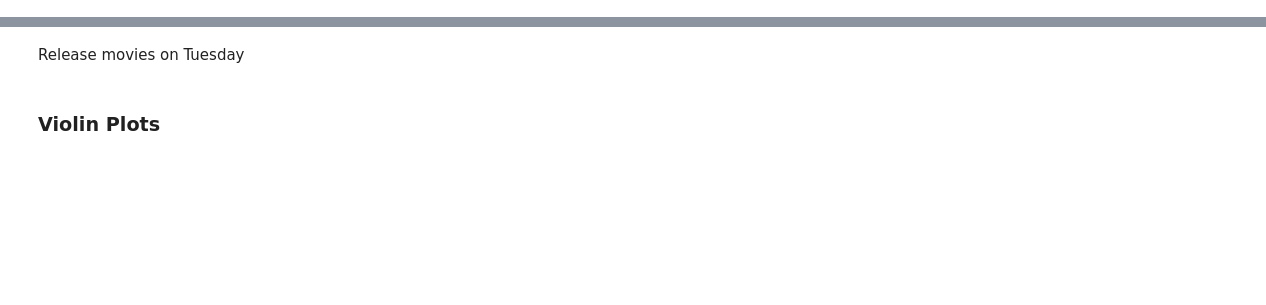
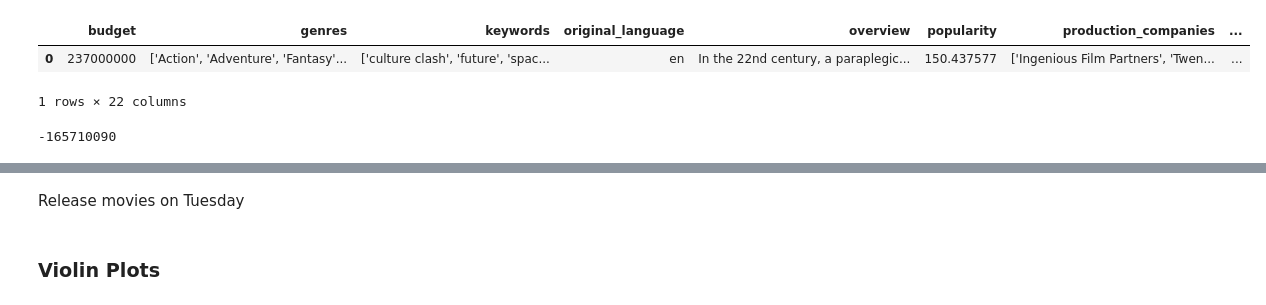
Before and after one commit to k7p/dataviz_project, a Jupyter notebook: code/plotly plots.ipynb, the cells around one changed output, grey strips where cells are left out. Drawn from its saved outputs; the diff is of its cells as text; code cells hidden in the pictures; blank space fills up the shorter version.

```diff
--- a/code/plotly plots.ipynb
+++ b/code/plotly plots.ipynb
@@ -20,3 +32,13 @@ data["profit"] = data["revenue"] - data["budget"]
+# %%
+data[data["profit"]==data["profit"].max()]
+# %% [output]
+|  | budget | genres | keywords | original_language | overview | popularity | production_companies | ... |
+| 0 | 237000000 | ['Action', 'Adventure', 'Fantasy'... | ['culture clash', 'future', 'spac... | en | In the 22nd century, a paraplegic... | 150.437577 | ['Ingenious Film Partners', 'Twen... | ... |
+1 rows × 22 columns
+# %%
+data["profit"].min()
+# %% [output]
+-165710090
 # %%
 profit_by_dow = data[data["year"]>1990].groupby(["dow"]).profit.mean().reset_index()
 # %%
```
Also changed, not shown: parts of 1 cell of this notebook, 2 other files.
